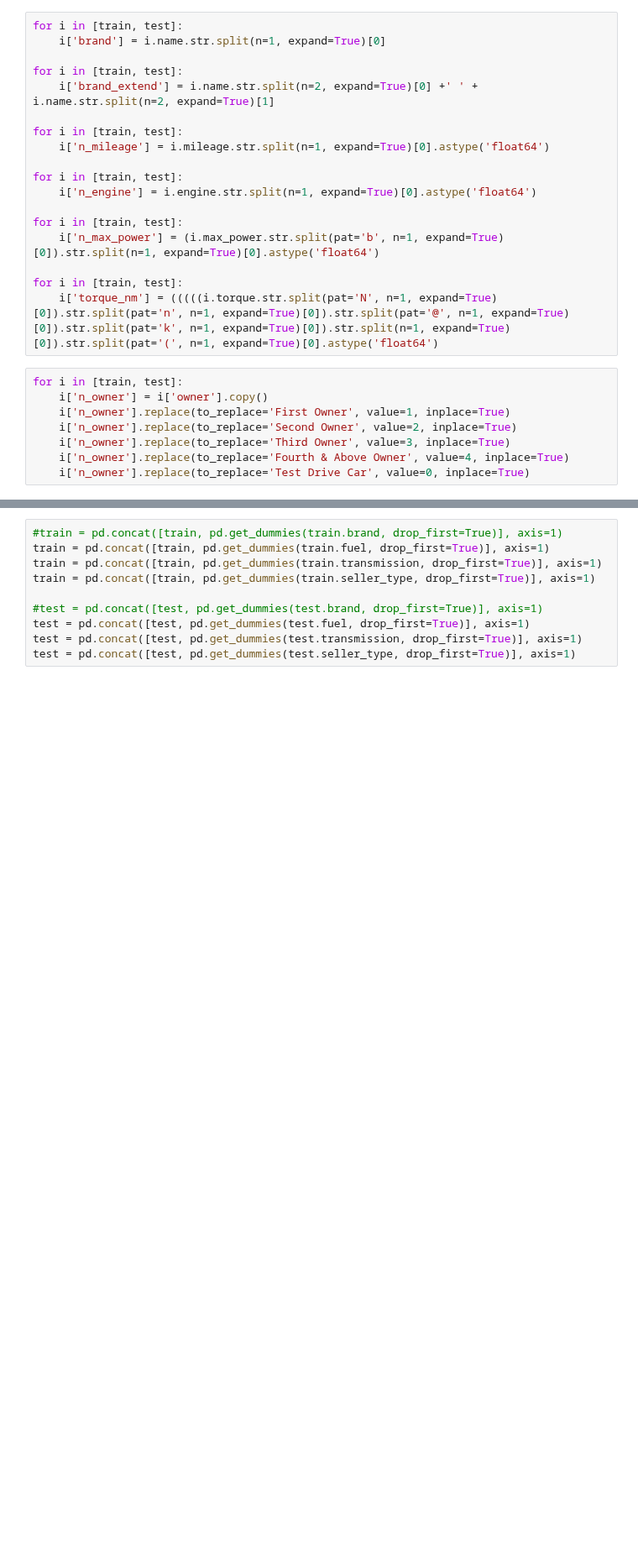
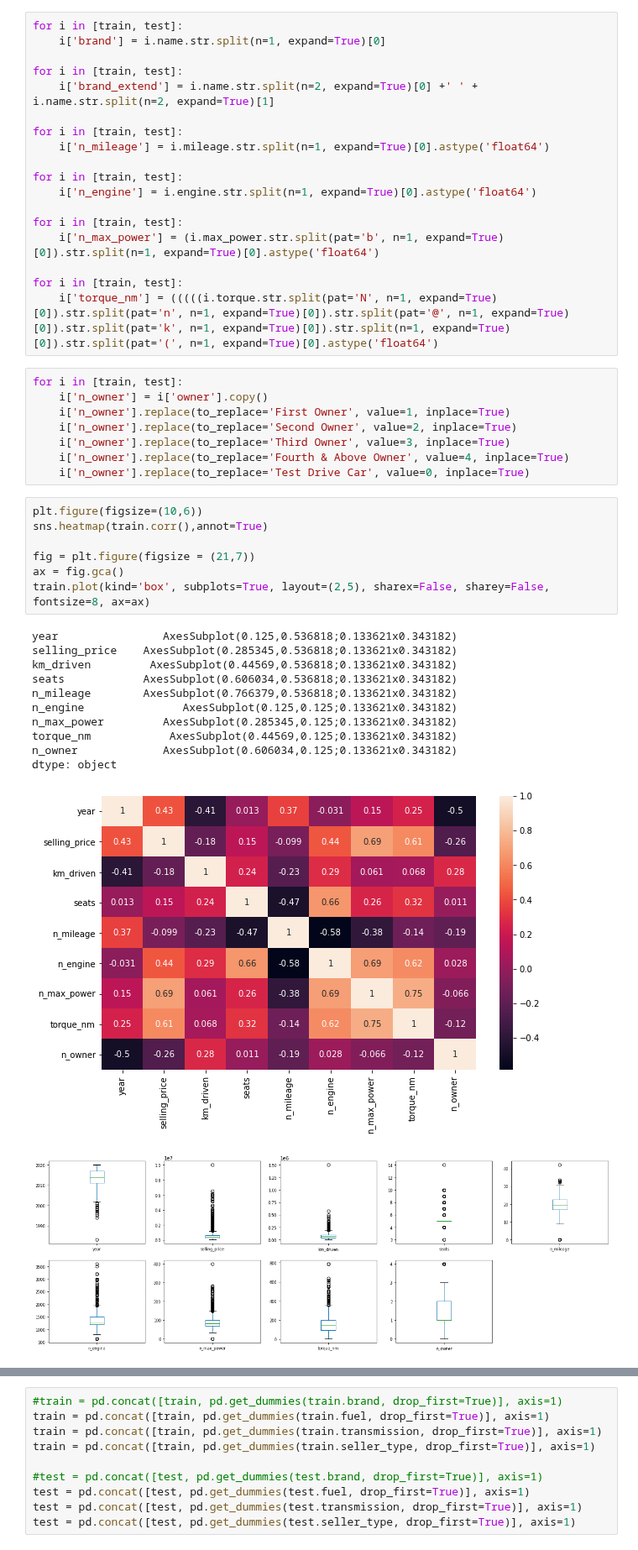
Before and after one commit to khoa2181/DataPreparation, a Jupyter notebook: Tran Minh Khoa_Final Data Preparation.ipynb, the cells around one changed output, grey strips where cells are left out. Shown at 84% size. Saved outputs shown, nothing was run; the diff lists cells and outputs as text; blank space fills up the shorter version.

```diff
--- a/Tran Minh Khoa_Final Data Preparation.ipynb
+++ b/Tran Minh Khoa_Final Data Preparation.ipynb
@@ -101,3 +101,23 @@ for i in [train, test]:
     i['n_owner'].replace(to_replace='Third Owner', value=3, inplace=True)
     i['n_owner'].replace(to_replace='Fourth & Above Owner', value=4, inplace=True)
     i['n_owner'].replace(to_replace='Test Drive Car', value=0, inplace=True)
+# %%
+plt.figure(figsize=(10,6))
+sns.heatmap(train.corr(),annot=True)
+
+fig = plt.figure(figsize = (21,7))
+ax = fig.gca()
+train.plot(kind='box', subplots=True, layout=(2,5), sharex=False, sharey=False, fontsize=8, ax=ax)
+# %% [output]
+year                AxesSubplot(0.125,0.536818;0.133621x0.343182)
+selling_price    AxesSubplot(0.285345,0.536818;0.133621x0.343182)
+km_driven         AxesSubplot(0.44569,0.536818;0.133621x0.343182)
+seats            AxesSubplot(0.606034,0.536818;0.133621x0.343182)
+n_mileage        AxesSubplot(0.766379,0.536818;0.133621x0.343182)
+n_engine               AxesSubplot(0.125,0.125;0.133621x0.343182)
+n_max_power         AxesSubplot(0.285345,0.125;0.133621x0.343182)
+torque_nm            AxesSubplot(0.44569,0.125;0.133621x0.343182)
+n_owner             AxesSubplot(0.606034,0.125;0.133621x0.343182)
+dtype: object
+[figure, added]
+[figure, added]
```
Also changed, not shown: parts of 32 cells of this notebook.
